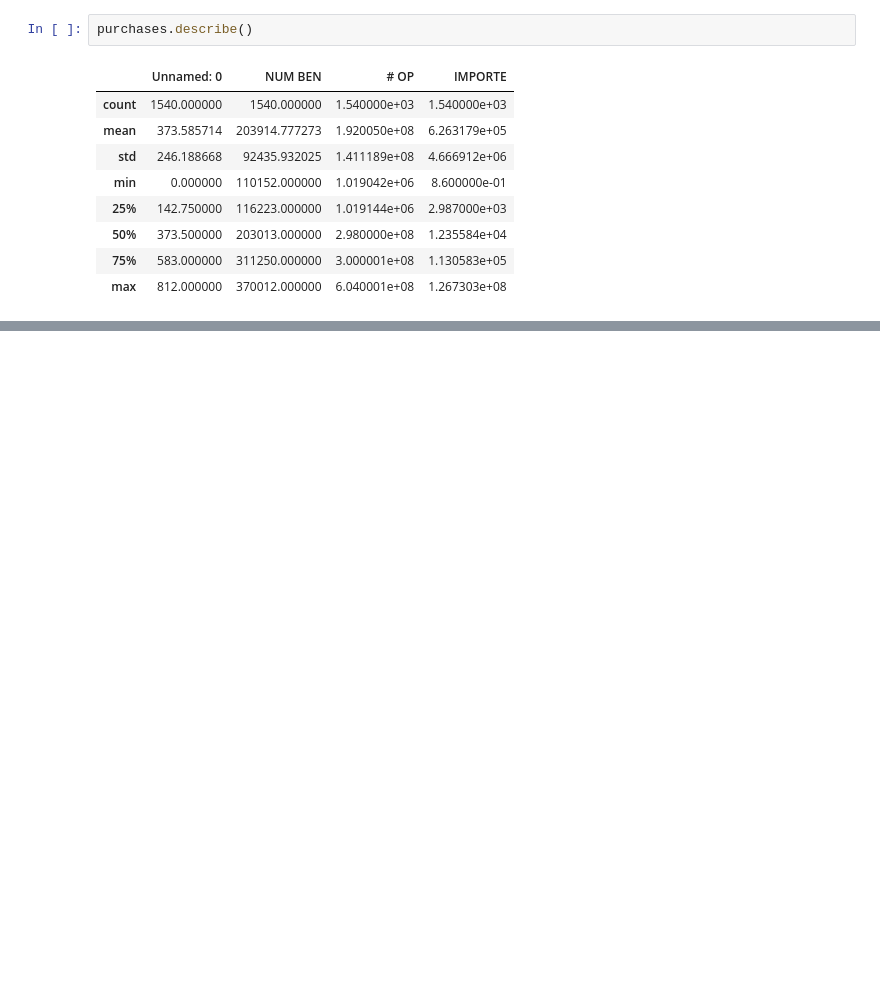
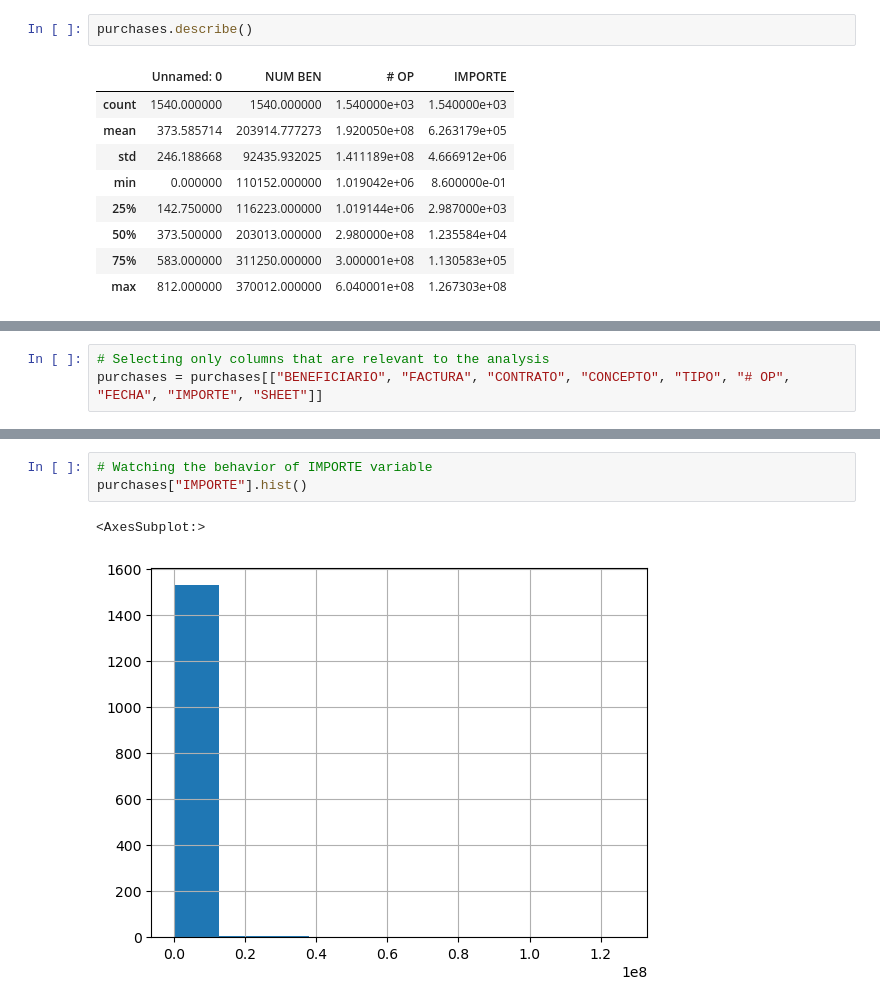
Before and after one commit to Alejolamilla/December_purchases_project, a Jupyter notebook: notebooks/02_exploration.ipynb, the cells around one changed output, grey strips where cells are left out. Drawn from its saved outputs; the diff is of its cells as text; blank space fills up the shorter version.

Commit message:
Added column 'SHEET' univariable analysis finished

```diff
--- a/notebooks/02_exploration.ipynb
+++ b/notebooks/02_exploration.ipynb
@@ -36,0 +36,3 @@ purcha
+# %%
+# Selecting only columns that are relevant to the analysis
+purchases = purchases[["BENEFICIARIO", "FACTURA", "CONTRATO", "CONCEPTO", "TIPO", "# OP", "FECHA", "IMPORTE", "SHEET"]]
@@ -36,0 +72,6 @@ purcha
+# %%
+# Watching the behavior of IMPORTE variable
+purchases["IMPORTE"].hist()
+# %% [output]
+<AxesSubplot:>
+[figure, added]
```
Also changed, not shown: parts of 8 cells of this notebook, 3 other files.
